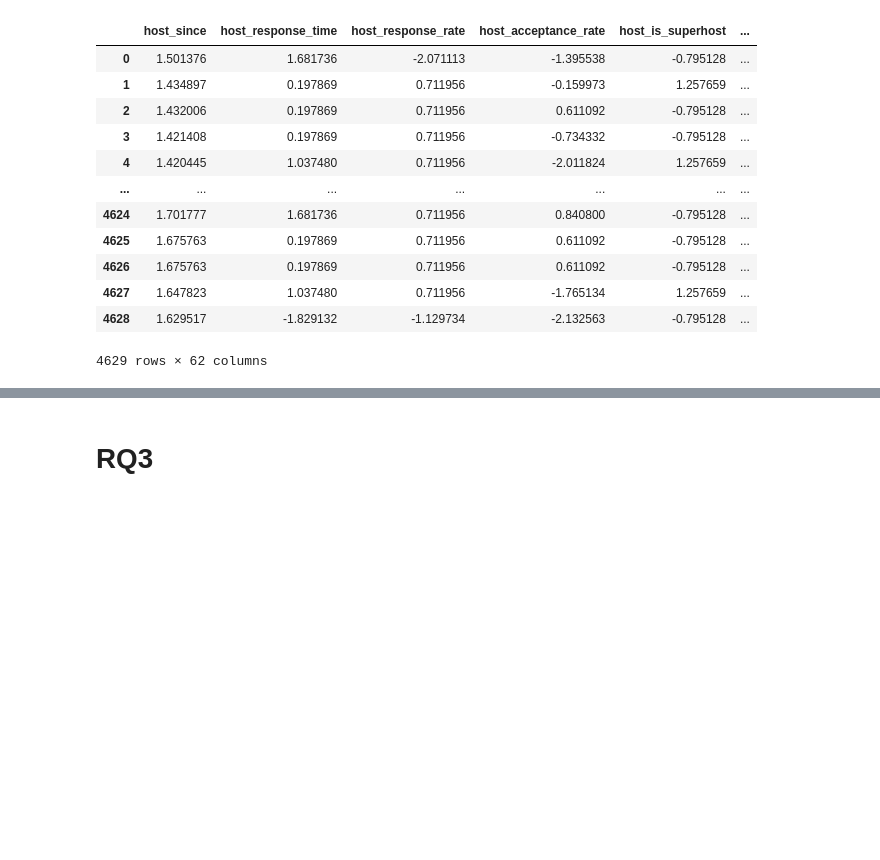
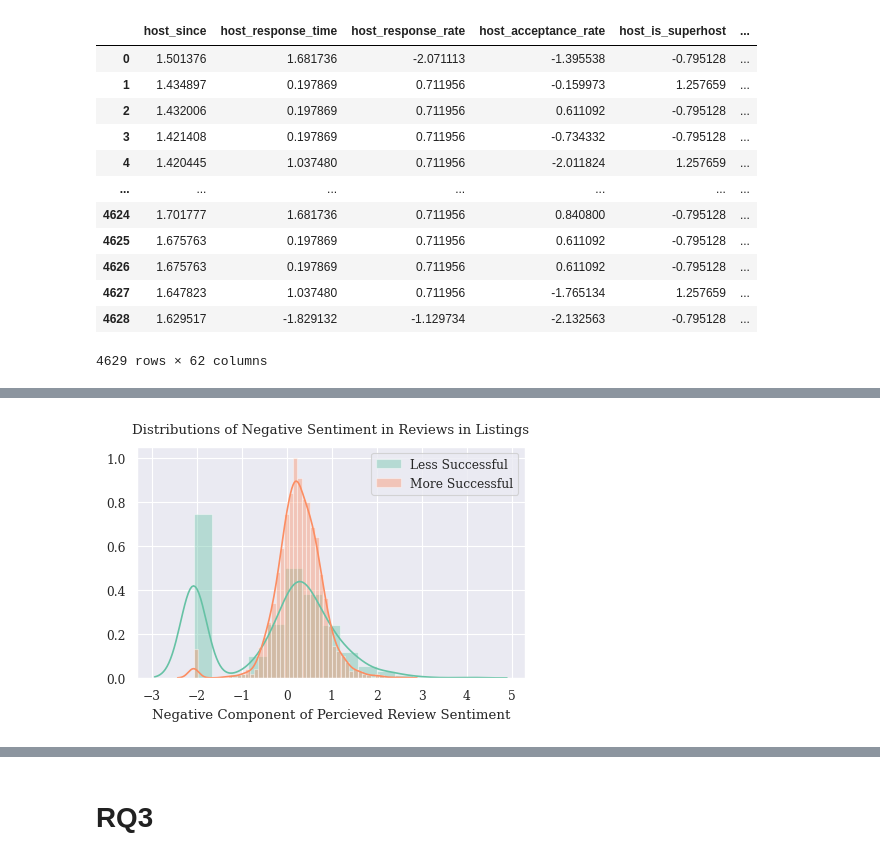
Before and after one commit to BenPrie/Airbnb-Unstructured-Data-Analysis, a Jupyter notebook: experiments.ipynb, the cells around one changed output, grey strips where cells are left out. Saved outputs shown, nothing was run; the diff lists cells and outputs as text; code cells hidden in the pictures; blank space fills up the shorter version.

```diff
--- a/experiments.ipynb
+++ b/experiments.ipynb
@@ -32,0 +104,20 @@ data
+# %%
+fig, ax = plt.subplots(figsize=(5, 3))
+
+less_sample = unsuccessful['perceived_review_neg']
+more_sample = successful['perceived_review_neg']
+
+sns.distplot(less_sample,
+             ax=ax, label='Less Successful')
+sns.distplot(more_sample,
+             ax=ax, label='More Successful')
+
+ax.legend()
+ax.set_title("Distributions of Negative Sentiment in Reviews in Listings", pad=10)
+ax.set_ylabel("")
+ax.set_xlabel("Negative Component of Percieved Review Sentiment")
+
+fig.savefig('figures/perceived_review_neg_disctribution_comparison.pdf',
+            dpi=300, format='pdf', bbox_inches='tight', facecolor='white')
+# %% [output]
+[figure, added]
```
Also changed, not shown: parts of 10 cells of this notebook, 11 other files.
